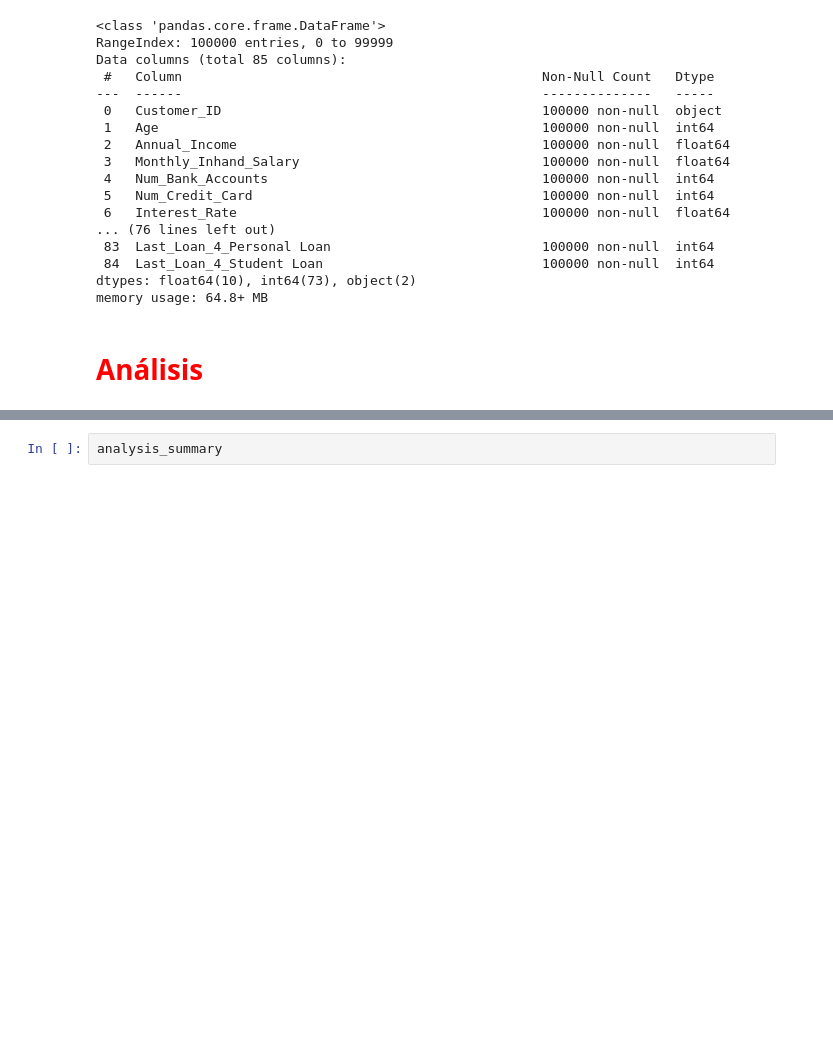
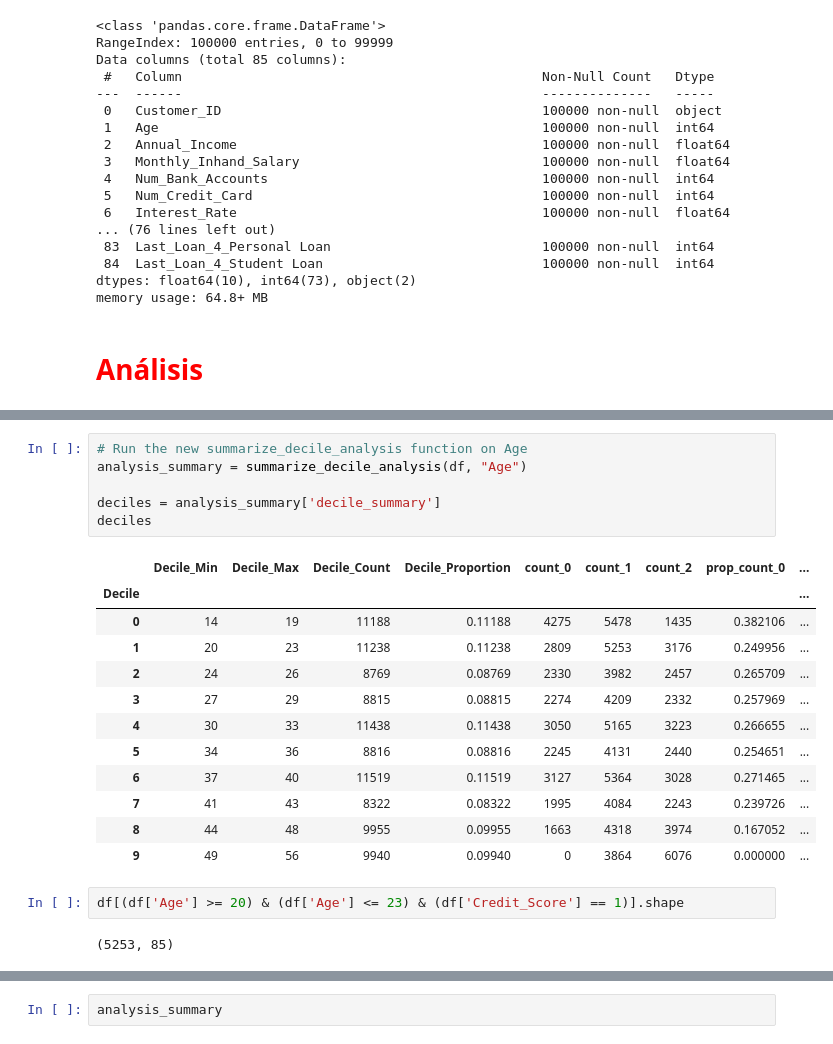
Before and after one commit to adoljc87/SCORE, a Jupyter notebook: notebooks/1_BIVARIATE_ANALYSIS/1_Age.ipynb, the cells around one changed output, grey strips where cells are left out. Cells and saved outputs as stored; diff of their text form; blank space fills up the shorter version.

```diff
--- a/notebooks/1_BIVARIATE_ANALYSIS/1_Age.ipynb
+++ b/notebooks/1_BIVARIATE_ANALYSIS/1_Age.ipynb
@@ -209,0 +53,23 @@ analysis_summary['decile_summary']
+# %%
+# Run the new summarize_decile_analysis function on Age
+analysis_summary = summarize_decile_analysis(df, "Age")
+
+deciles = analysis_summary['decile_summary']
+deciles
+# %% [output]
+|  | Decile_Min | Decile_Max | Decile_Count | Decile_Proportion | count_0 | count_1 | count_2 | prop_count_0 | ... |
+| Decile |  |  |  |  |  |  |  |  | ... |
+| 0 | 14 | 19 | 11188 | 0.11188 | 4275 | 5478 | 1435 | 0.382106 | ... |
+| 1 | 20 | 23 | 11238 | 0.11238 | 2809 | 5253 | 3176 | 0.249956 | ... |
+| 2 | 24 | 26 | 8769 | 0.08769 | 2330 | 3982 | 2457 | 0.265709 | ... |
+| 3 | 27 | 29 | 8815 | 0.08815 | 2274 | 4209 | 2332 | 0.257969 | ... |
+| 4 | 30 | 33 | 11438 | 0.11438 | 3050 | 5165 | 3223 | 0.266655 | ... |
+| 5 | 34 | 36 | 8816 | 0.08816 | 2245 | 4131 | 2440 | 0.254651 | ... |
+| 6 | 37 | 40 | 11519 | 0.11519 | 3127 | 5364 | 3028 | 0.271465 | ... |
+| 7 | 41 | 43 | 8322 | 0.08322 | 1995 | 4084 | 2243 | 0.239726 | ... |
+| 8 | 44 | 48 | 9955 | 0.09955 | 1663 | 4318 | 3974 | 0.167052 | ... |
+| 9 | 49 | 56 | 9940 | 0.09940 | 0 | 3864 | 6076 | 0.000000 | ... |
+# %%
+df[(df['Age'] >= 20) & (df['Age'] <= 23) & (df['Credit_Score'] == 1)].shape
+# %% [output]
+(5253, 85)
```
Also changed, not shown: parts of 6 cells of this notebook, 2 other files.
